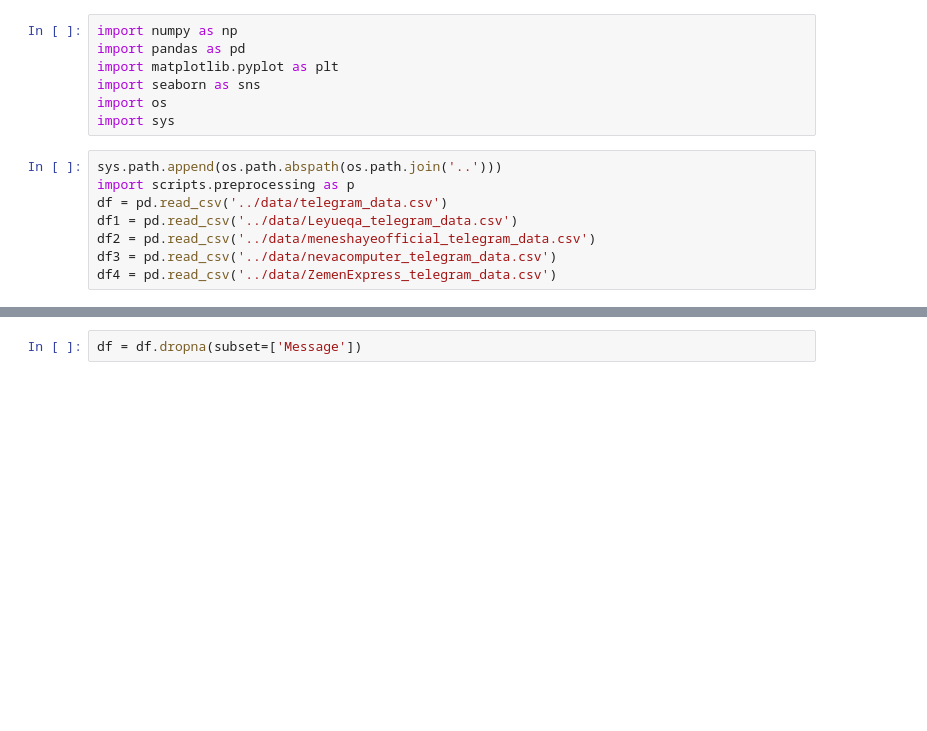
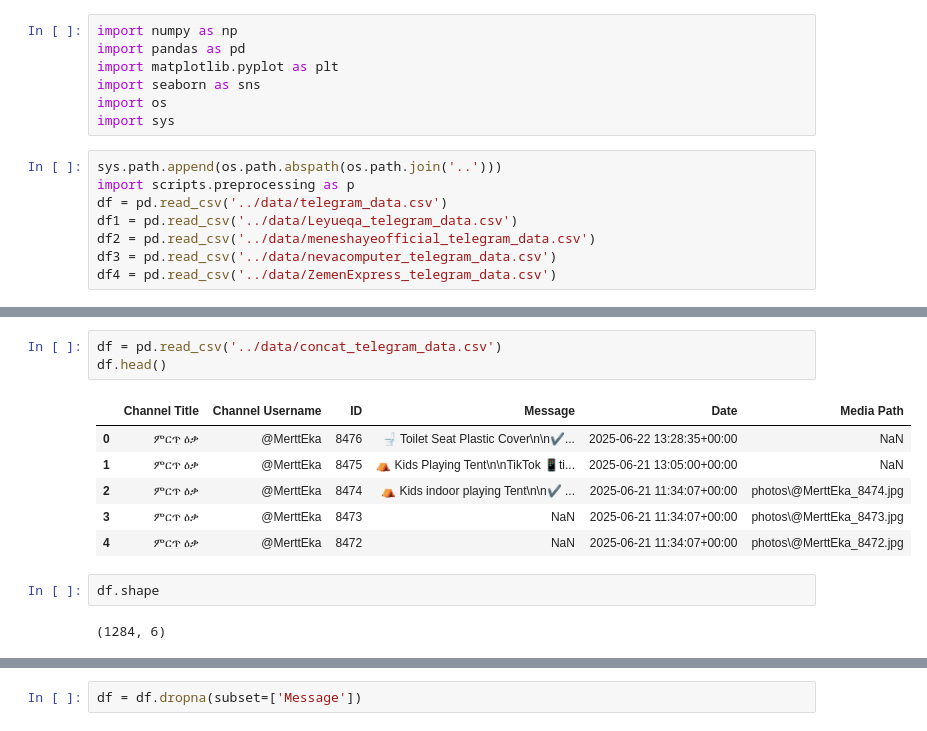
Before and after one commit to sami4Teferi/Amharic-NERLLM-Model, a Jupyter notebook: notebooks/preprocessing.ipynb, the cells around one changed output, grey strips where cells are left out. Drawn from its saved outputs; the diff is of its cells as text; blank space fills up the shorter version.

```diff
--- a/notebooks/preprocessing.ipynb
+++ b/notebooks/preprocessing.ipynb
@@ -20 +133,15 @@ print(df.columns)
+# %%
+df = pd.read_csv('../data/concat_telegram_data.csv')
+df.head()
+# %% [output]
+|  | Channel Title | Channel Username | ID | Message | Date | Media Path |
+| 0 | ምርጥ ዕቃ | @MerttEka | 8476 | 🚽 Toilet Seat Plastic Cover\n\n✔️... | 2025-06-22 13:28:35+00:00 | NaN |
+| 1 | ምርጥ ዕቃ | @MerttEka | 8475 | ⛺ Kids Playing Tent\n\nTikTok 📱ti... | 2025-06-21 13:05:00+00:00 | NaN |
+| 2 | ምርጥ ዕቃ | @MerttEka | 8474 | ⛺ Kids indoor playing Tent\n\n✔️ ... | 2025-06-21 11:34:07+00:00 | photos\@MerttEka_8474.jpg |
+| 3 | ምርጥ ዕቃ | @MerttEka | 8473 | NaN | 2025-06-21 11:34:07+00:00 | photos\@MerttEka_8473.jpg |
+| 4 | ምርጥ ዕቃ | @MerttEka | 8472 | NaN | 2025-06-21 11:34:07+00:00 | photos\@MerttEka_8472.jpg |
+# %%
+df.shape
+# %% [output]
+(1284, 6)
 # %%
```
Also changed, not shown: parts of 12 cells of this notebook, 2 other files.
